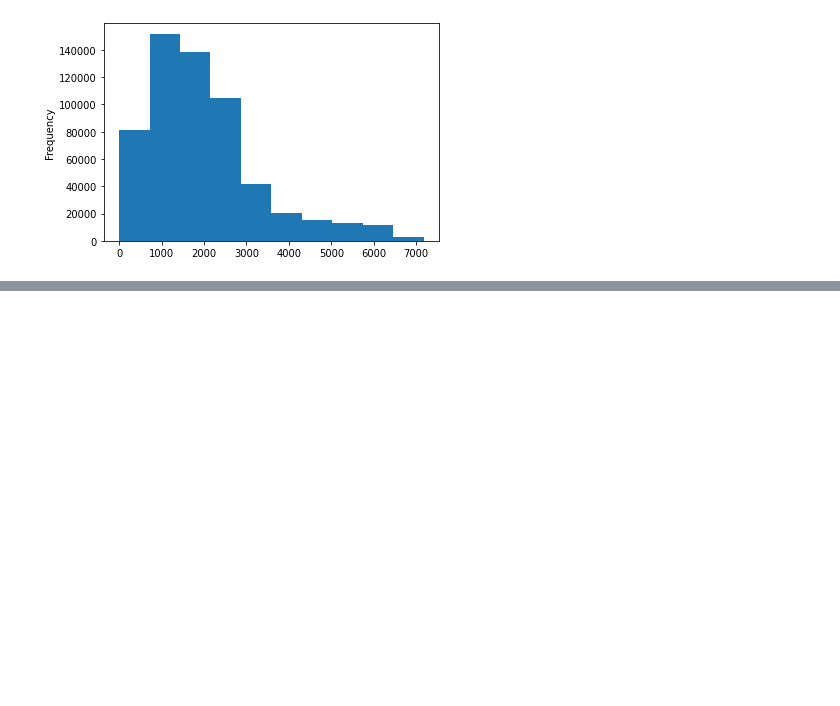
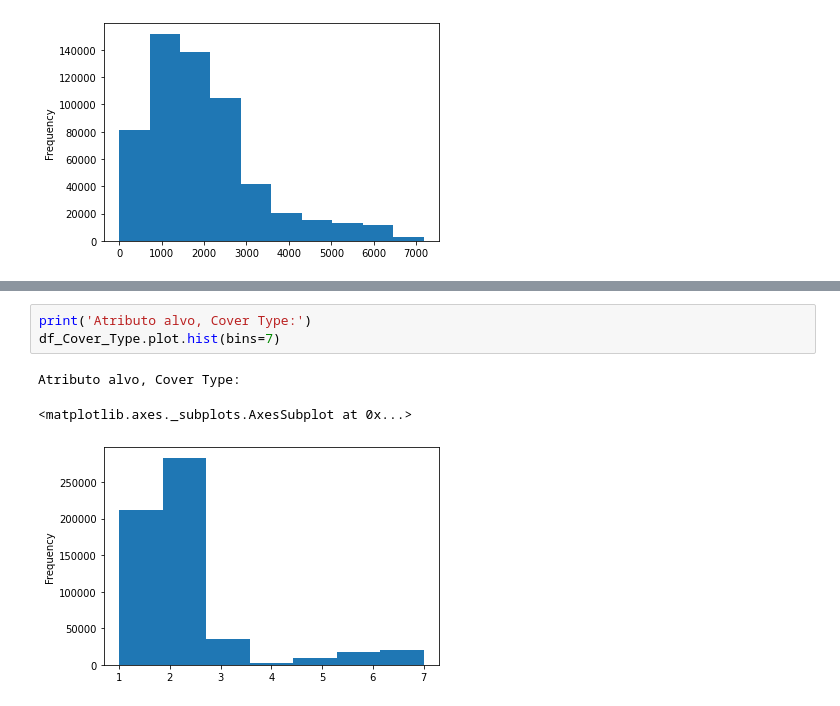
Before and after one commit to elloa-uea/projeto-pratico-3-rna-pp3-vingadores, a Jupyter notebook: notebooks/PP3.2 - Conhecendo o Conjunto de Dados.ipynb, the cells around one changed output, grey strips where cells are left out. Cells and saved outputs as stored; diff of their text form; blank space fills up the shorter version.

Commit message:
adiciona análise sobre o balanceamente do atributo-alvo

```diff
--- a/notebooks/PP3.2 - Conhecendo o Conjunto de Dados.ipynb
+++ b/notebooks/PP3.2 - Conhecendo o Conjunto de Dados.ipynb
@@ -218,0 +229,7 @@ df_Horizontal_Distance_To_Fire_Points.plot.hist(bins=10)
+# %%
+print('Atributo alvo, Cover Type:')
+df_Cover_Type.plot.hist(bins=7)
+# %% [output]
+Atributo alvo, Cover Type:
+<matplotlib.axes._subplots.AxesSubplot at 0x...>
+[figure, added]
```
Also changed, not shown: parts of 3 cells of this notebook.
